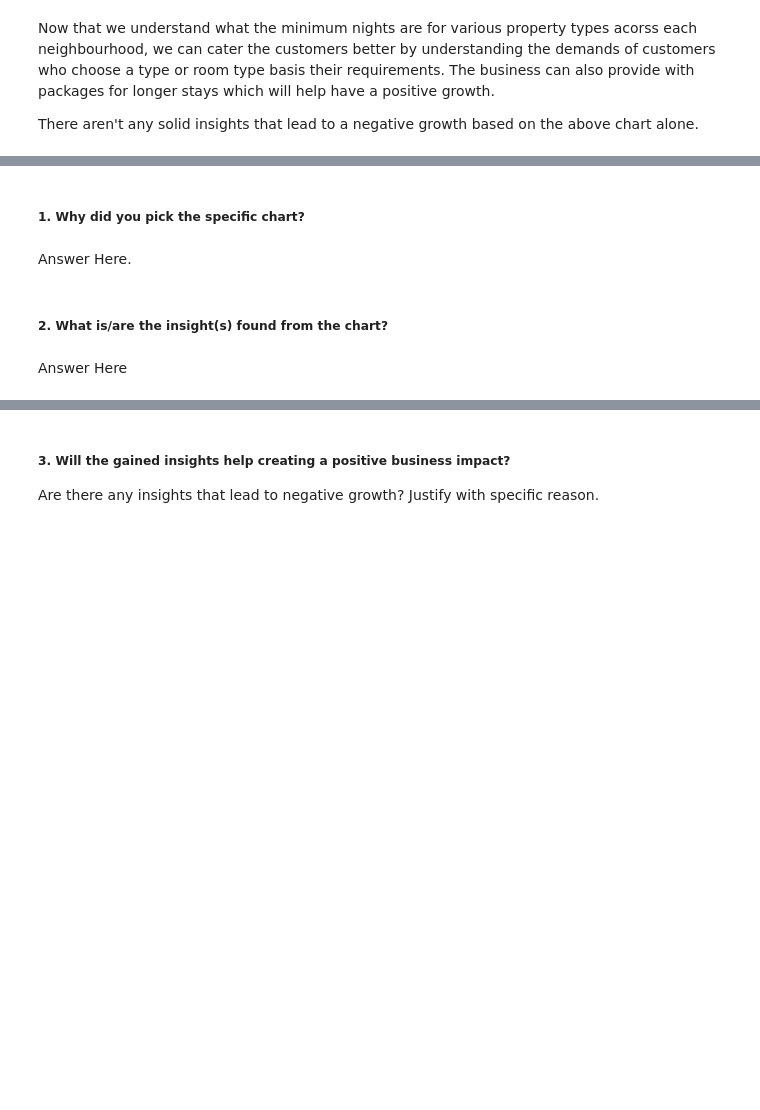
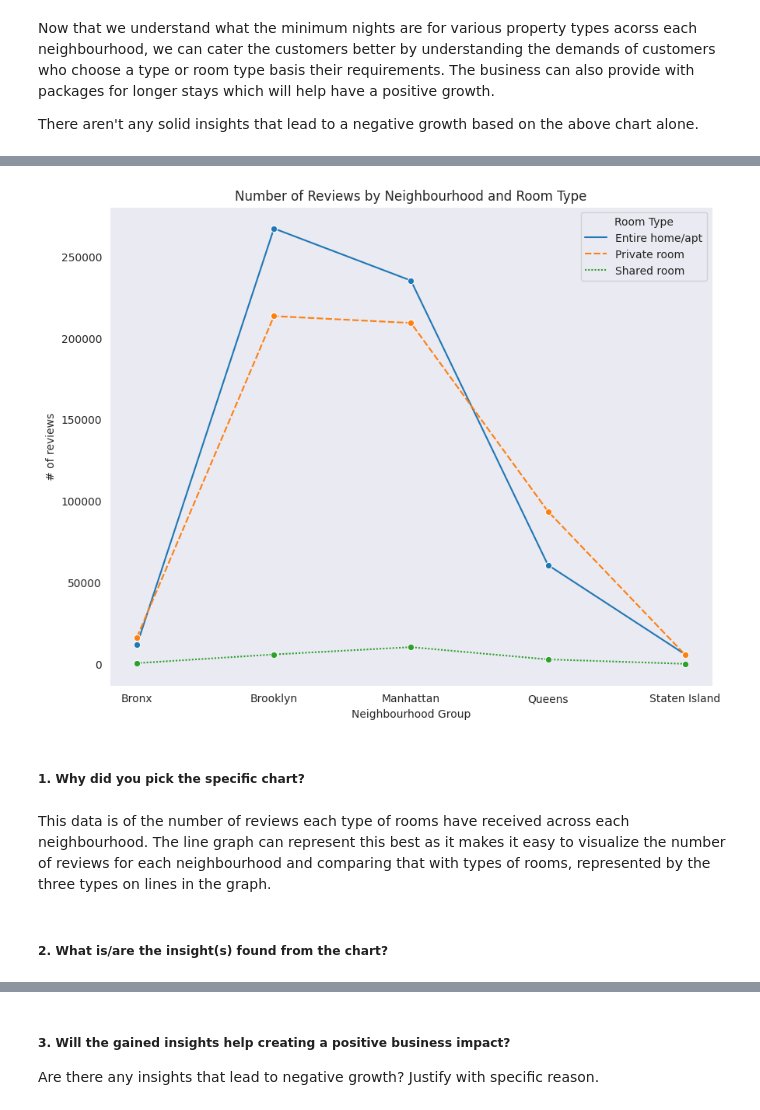
Before and after one commit to david-paul-m/Python-EDA, a Jupyter notebook: David_PY_EDA_AirBnb_Bookings_Analysis.ipynb, the cells around one changed output, grey strips where cells are left out. Drawn from its saved outputs; the diff is of its cells as text; code cells hidden in the pictures; blank space fills up the shorter version.

Commit message:
Visualization 2

```diff
--- a/David_PY_EDA_AirBnb_Bookings_Analysis.ipynb
+++ b/David_PY_EDA_AirBnb_Bookings_Analysis.ipynb
@@ -538,0 +537,6 @@ There aren't any solid insights that lead to a negative growth based on the abov
+# %%
+# Chart - 5 visualization code
+
+#Creating a dataframe for total reivews by neighbourhood and room type:
+total_reviews = df1.groupby(['neighbourhood_group','room_type'])['number_of_reviews'].sum().unstack()
+total_reviews
@@ -539,8 +551,19 @@ There aren't any solid insights that lead to a negative growth based on the abov
+# %%
+#Plotting a line graph for number of reviews by neighbourhood and room type:
+sns.set_style('dark')
+plt.figure(figsize=(10,8))
+sns.lineplot(data=total_reviews,marker='o')
+
+#Renaming the title, legend, x and y axis:
+plt.xlabel('Neighbourhood Group')
+plt.ylabel('# of reviews')
+plt.title('Number of Reviews by Neighbourhood and Room Type', fontsize = 12);
+plt.legend(title='Room Type');
+# %% [output]
+[figure, added]
 # %% [markdown]
 ##### 1. Why did you pick the specific chart?
-# %% [markdown]
-Answer Here.
+# %% [markdown]
+This data is of the number of reviews each type of rooms have received across each neighbourhood. The line graph can represent this best as it makes it easy to visualize the number of reviews for each neighbourhood and comparing that with types of rooms, represented by the three types on lines in the graph.
 # %% [markdown]
 ##### 2. What is/are the insight(s) found from the chart?
-# %% [markdown]
-Answer Here
```
Also changed, not shown: parts of 9 cells of this notebook.
